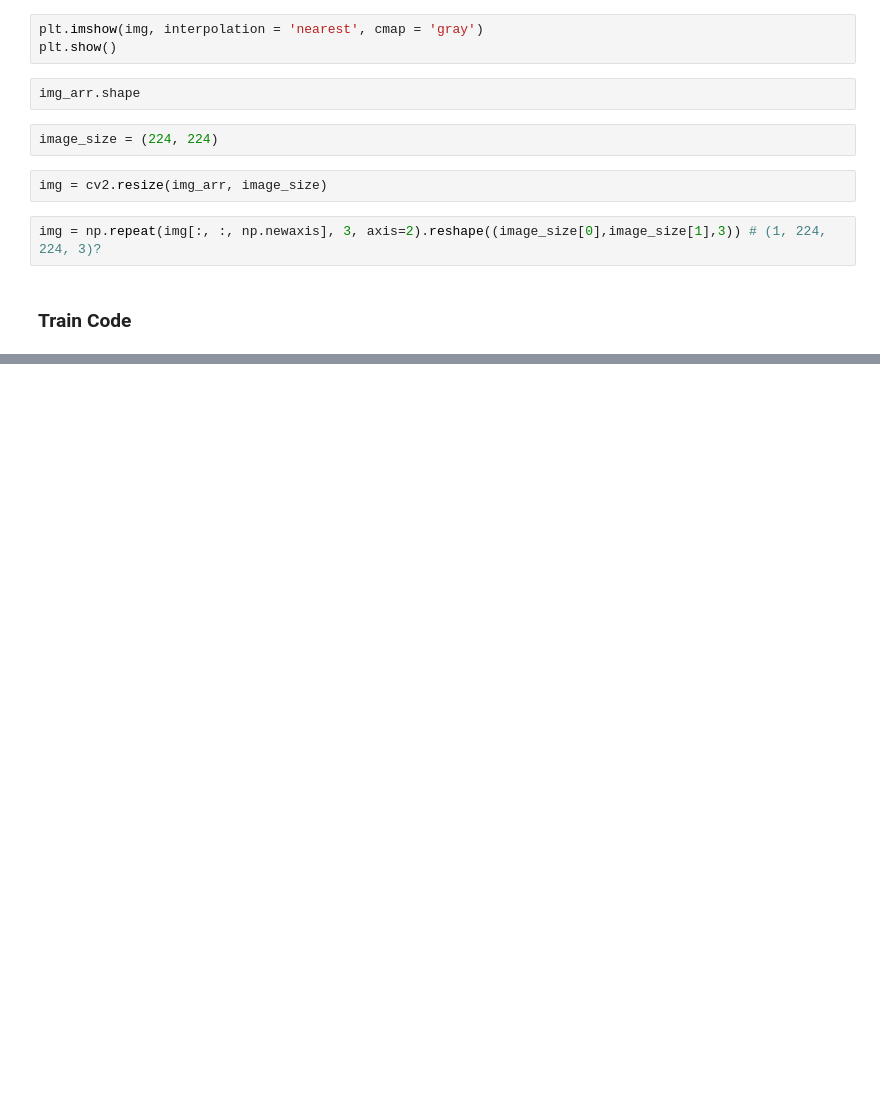
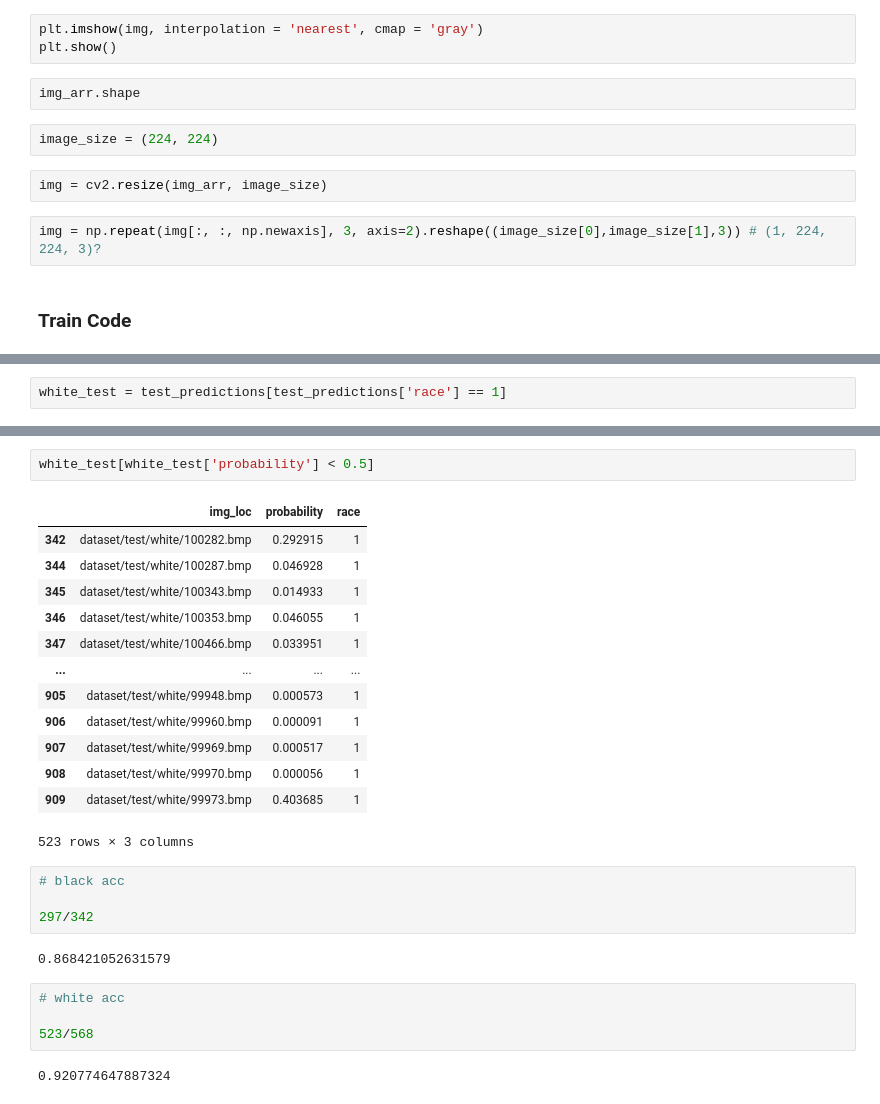
Before and after one commit to Centrattic/race, a Jupyter notebook: classifier_experiments/train.ipynb, the cells around one changed output, grey strips where cells are left out. Drawn from its saved outputs; the diff is of its cells as text; blank space fills up the shorter version.

```diff
--- a/classifier_experiments/train.ipynb
+++ b/classifier_experiments/train.ipynb
@@ -337,0 +537,2 @@ channel 2channel 2
+# %%
+white_test = test_predictions[test_predictions['race'] == 1]
@@ -337,0 +543,28 @@ channel 2channel 2
+# %%
+white_test[white_test['probability'] < 0.5]
+# %% [output]
+|  | img_loc | probability | race |
+| 342 | dataset/test/white/100282.bmp | 0.292915 | 1 |
+| 344 | dataset/test/white/100287.bmp | 0.046928 | 1 |
+| 345 | dataset/test/white/100343.bmp | 0.014933 | 1 |
+| 346 | dataset/test/white/100353.bmp | 0.046055 | 1 |
+| 347 | dataset/test/white/100466.bmp | 0.033951 | 1 |
+| ... | ... | ... | ... |
+| 905 | dataset/test/white/99948.bmp | 0.000573 | 1 |
+| 906 | dataset/test/white/99960.bmp | 0.000091 | 1 |
+| 907 | dataset/test/white/99969.bmp | 0.000517 | 1 |
+| 908 | dataset/test/white/99970.bmp | 0.000056 | 1 |
+| 909 | dataset/test/white/99973.bmp | 0.403685 | 1 |
+523 rows × 3 columns
+# %%
+# black acc
+
+297/342
+# %% [output]
+0.868421052631579
+# %%
+# white acc
+
+523/568
+# %% [output]
+0.920774647887324
```
Also changed, not shown: parts of 18 cells of this notebook, 2 other files.
